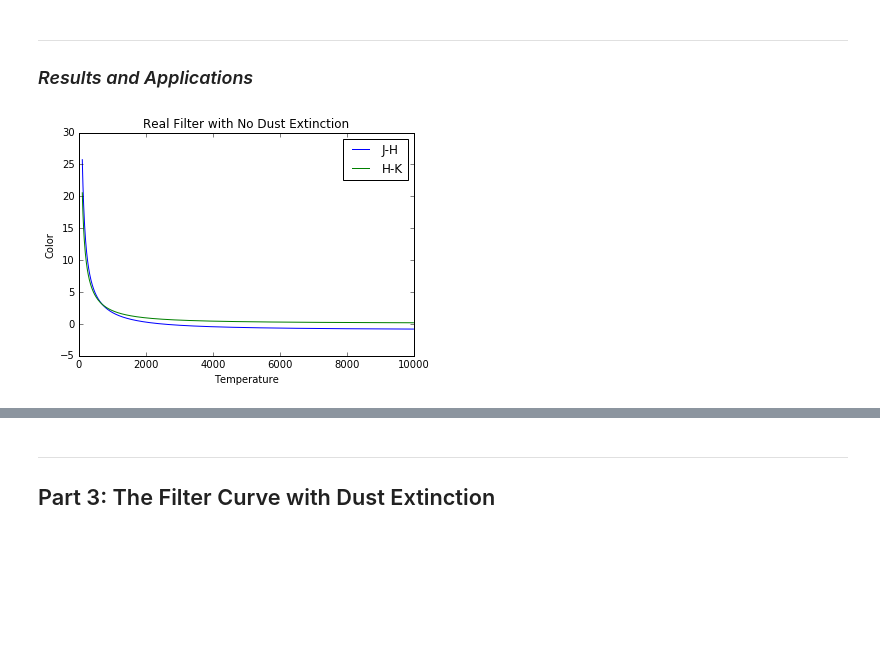
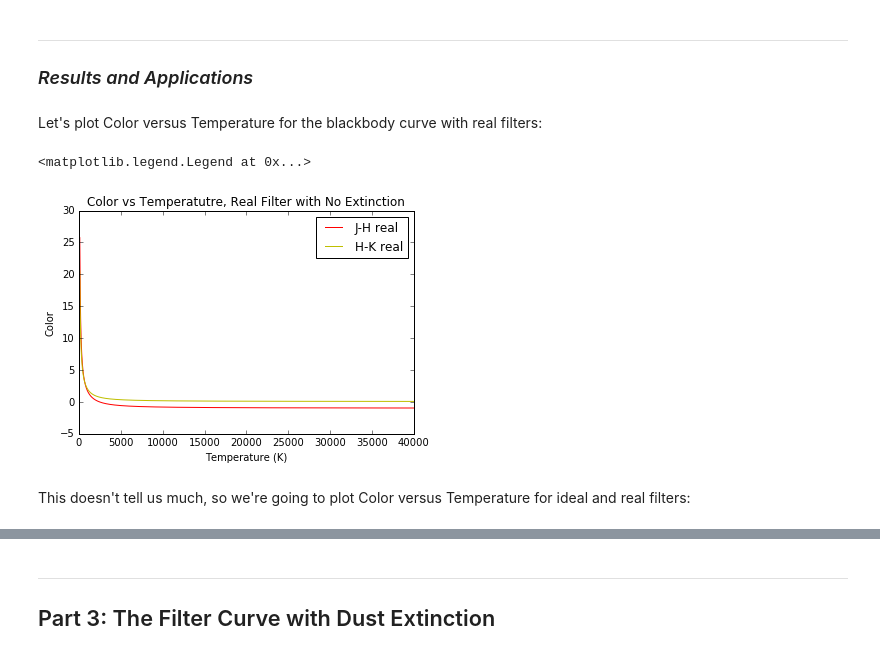
Before and after one commit to eliasog/ResearchFilters, a Jupyter notebook: Research_FiltersAndExtinction_IdealBackgroundSource.ipynb, the cells around one changed output, grey strips where cells are left out. Drawn from its saved outputs; the diff is of its cells as text; code cells hidden in the pictures; blank space fills up the shorter version.

```diff
--- a/Research_FiltersAndExtinction_IdealBackgroundSource.ipynb
+++ b/Research_FiltersAndExtinction_IdealBackgroundSource.ipynb
@@ -92,14 +111,14 @@ def planck(x, T):
     c = 3.0e+8     ## m s^-1
     k = 1.38e-23   ## J K^-1
 
-    a0 = 2.0*h*c**2
+    a0 = 2.0*(np.pi)*h*c**2
     b0 = (h*c)/(x*k*T)
     intensity = a0 / ((x**5) * (np.exp(b0) - 1.0) ) ## W m^-3
 
     return intensity
 
 wavelengths = np.arange(1e-9, 3e-6, 1e-9)   ## for our "x" value in the function
-temperatures = np.arange(100, 10000, 10)   ## for our "T" value in the function; the first third of of Main Sequence temps
+temperatures = np.arange(100, 40000, 10)   ## for our "T" value in the function; the first third of of Main Sequence temps
 # %% [markdown]
 Below we plot this intensity as a function of wavelength. Each curve will be for a different temperaure.
 # %%
@@ -479,7 +508,7 @@ def planck_microns(x, T):
     c = 3.0e+8         ## m s^-1
     k = 1.38e-23       ## J K^-1
 
-    a0 = 2.0*h*c**2
+    a0 = 2.0*(np.pi)*h*c**2
     b0 = (h*c)/((x*1e-6)*k*T)
     intensity = a0 / (((x*1e-6)**5) * (np.exp(b0) - 1.0) )
 
@@ -546,7 +578,10 @@ And, finally, the __flux for-loop__ takes each flux calculated in the previous f
 
 def actual_mag(lambda_eff, halfwidth, I0, wav, rsr, temperatures):        ## it takes in the following arguments for certain filters
 
-    F0 = I0*2*halfwidth*1e-2                   ## *1e4 to get from /m^-2 to W/m^2; *1e-6 to get the correct wavelengths
+    a = (lambda_eff - halfwidth)*1e-6   ## upper integral limit; *1e-6 to get from microns to meters
+    b = (lambda_eff + halfwidth)*1e-6   ## lower integral limit; *1e-6 to get from microns to meters
+
+    F0 = I0*2*halfwidth*1e-2         ## *1e4 to get from /m^-2 to W/m^2; *1e-6 to get the correct wavelengths
 
     flux_array = np.empty(len(temperatures))                               ## just defining an array to put our calculated fluxes in
     magnitude_array = np.empty(len(temperatures))                         ## and one for our magnitudes as well
@@ -555,7 +590,7 @@ def actual_mag(lambda_eff, halfwidth, I0, wav, rsr, temperatures):        ## it
         flux = np.trapz(planck_and_filter(wav, rsr, t))   ## trapz takes the integral from a to b, and I called the planck_and_filter function because that's what we're integrating
         flux_array[index] = flux                          ## this collects our flux values in an array
 
-    for index,F in enumerate(flux_array):                         ## iterating through all flux values in our flux array
+    for index, F in enumerate(flux_array):                         ## iterating through all flux values in our flux array
         magnitude = -2.5*np.log10(F/F0)       ## this is the function we want
         magnitude_array[index] = magnitude     ## again calculating
 
@@ -581,18 +616,21 @@ J_mag_realfilter = actual_mag(lambda_eff, halfwidth, I0, J_wav, J_rsr, temperatu
 lambda_eff, halfwidth, I0 = getfilter('K')
 
 K_mag_realfilter = actual_mag(lambda_eff, halfwidth, I0, K_wav, K_rsr, temperatures)
+# %% [markdown]
+Let's plot Color versus Temperature for the blackbody curve with real filters:
 # %%
 J_H_realfilter = J_mag_realfilter - H_mag_realfilter
 H_K_realfilter = H_mag_realfilter - K_mag_realfilter
 
-plt.plot(temperatures, J_H_realfilter, label='J-H')
-plt.plot(temperatures, H_K_realfilter, label='H-K')
-plt.title('Real Filter with No Dust Extinction')
+plt.plot(temperatures, J_H_realfilter,'r', label='J-H real')
+plt.plot(temperatures, H_K_realfilter,'y', label='H-K real')
+plt.title('Color vs Temperatutre, Real Filter with No Extinction')
 plt.ylabel('Color')
-plt.xlabel('Temperature')
+plt.xlabel('Temperature (K)')
 
 plt.legend(loc='best')
-
-plt.savefig('Real Filter with No Dust Extinction')
 # %% [output]
+<matplotlib.legend.Legend at 0x...>
-[figure, old version]
+[figure, new version]
+# %% [markdown]
+This doesn't tell us much, so we're going to plot Color versus Temperature for ideal and real filters:
```
Also changed, not shown: parts of 43 cells of this notebook.
